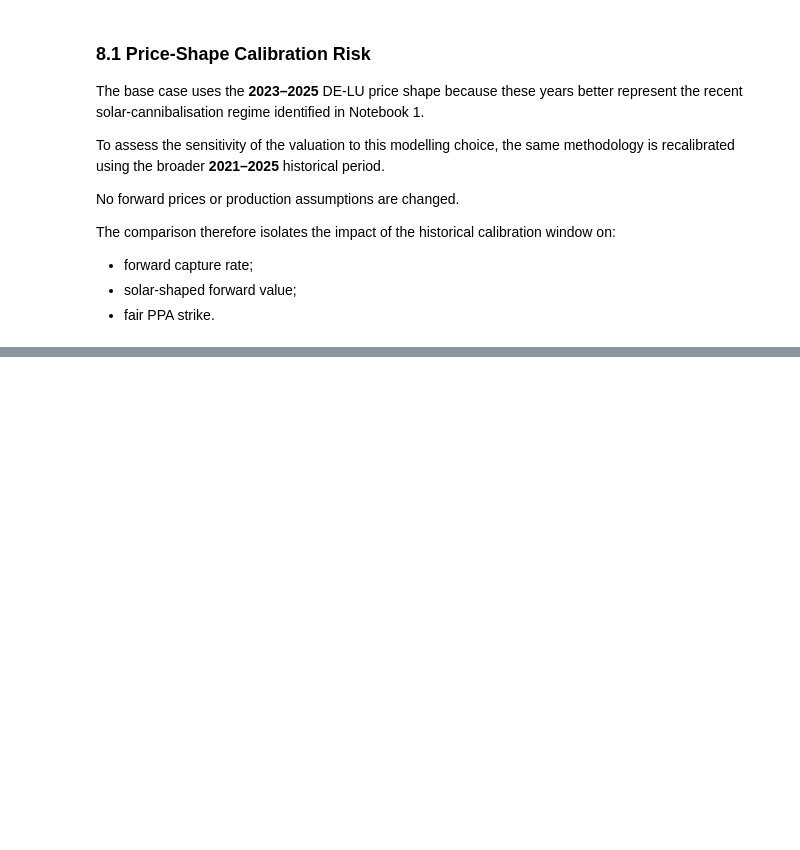
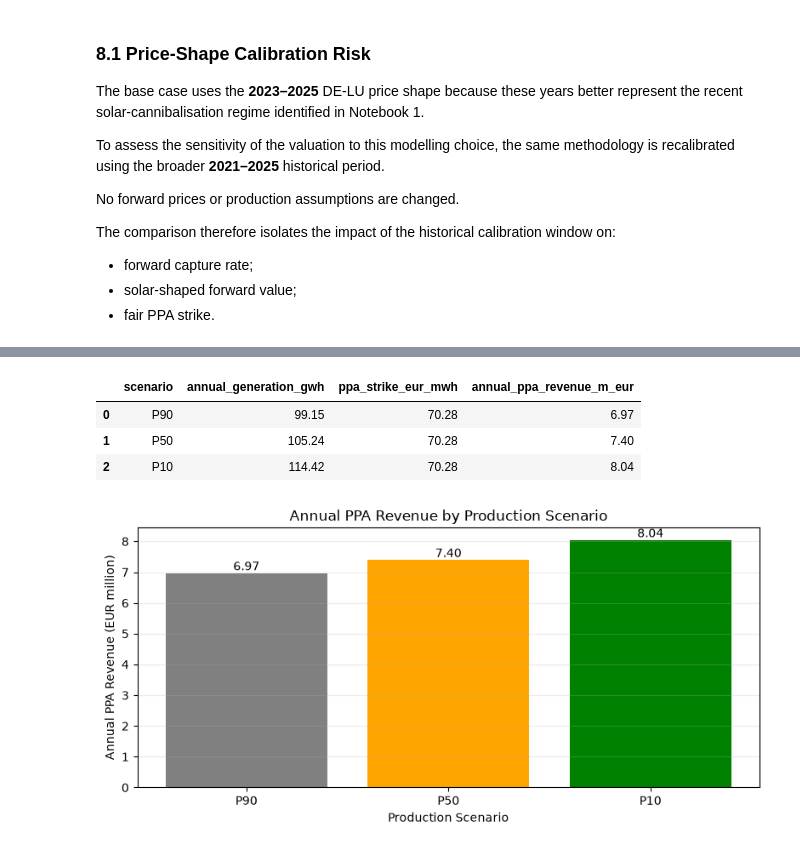
Before and after one commit to AkingCode007/solar-ppa-pricing-hedging, a Jupyter notebook: notebooks/02_ppa_valuation_and_risk.ipynb, the cells around one changed output, grey strips where cells are left out. Drawn from its saved outputs; the diff is of its cells as text; code cells hidden in the pictures; blank space fills up the shorter version.

Commit message:
sensitivity to production

```diff
--- a/notebooks/02_ppa_valuation_and_risk.ipynb
+++ b/notebooks/02_ppa_valuation_and_risk.ipynb
@@ -1310,0 +1663,65 @@ The comparison therefore isolates the impact of the historical calibration windo
+# %%
+# Historical annual generation distribution
+annual_values = annual_generation["generation_gwh"]
+
+# Probability-of-exceedance production scenarios
+p90_generation_gwh = annual_values.quantile(0.10)
+p50_generation_gwh = annual_values.quantile(0.50)
+p10_generation_gwh = annual_values.quantile(0.90)
+
+production_scenarios = pd.DataFrame({
+    "scenario": ["P90", "P50", "P10"],
+    "annual_generation_gwh": [
+        p90_generation_gwh,
+        p50_generation_gwh,
+        p10_generation_gwh
+    ]
+})
+
+# Keep the base-case discounted fair strike fixed
+production_scenarios["ppa_strike_eur_mwh"] = (
+    discounted_fair_strike_eur_mwh
+)
+
+# Calculate annual contracted revenue
+production_scenarios["annual_ppa_revenue_m_eur"] = (
+    production_scenarios["annual_generation_gwh"]
+    * 1_000
+    * production_scenarios["ppa_strike_eur_mwh"]
+    / 1_000_000
+)
+
+display(
+    production_scenarios.round(2)
+)
+# %% [output]
+|  | scenario | annual_generation_gwh | ppa_strike_eur_mwh | annual_ppa_revenue_m_eur |
+| 0 | P90 | 99.15 | 70.28 | 6.97 |
+| 1 | P50 | 105.24 | 70.28 | 7.40 |
+| 2 | P10 | 114.42 | 70.28 | 8.04 |
+# %%
+fig, ax = plt.subplots(figsize=(8, 4))
+
+bars = ax.bar(
+    production_scenarios["scenario"],
+    production_scenarios["annual_ppa_revenue_m_eur"],
+    color=["grey", "orange", "green"]
+)
+
+ax.bar_label(
+    bars,
+    fmt="%.2f"
+)
+
+ax.set(
+    title="Annual PPA Revenue by Production Scenario",
+    xlabel="Production Scenario",
+    ylabel="Annual PPA Revenue (EUR million)"
+)
+
+ax.grid(axis="y", alpha=0.25)
+
+fig.tight_layout()
+plt.show()
+# %% [output]
+[figure, added]
```
Also changed, not shown: parts of 16 cells of this notebook.
